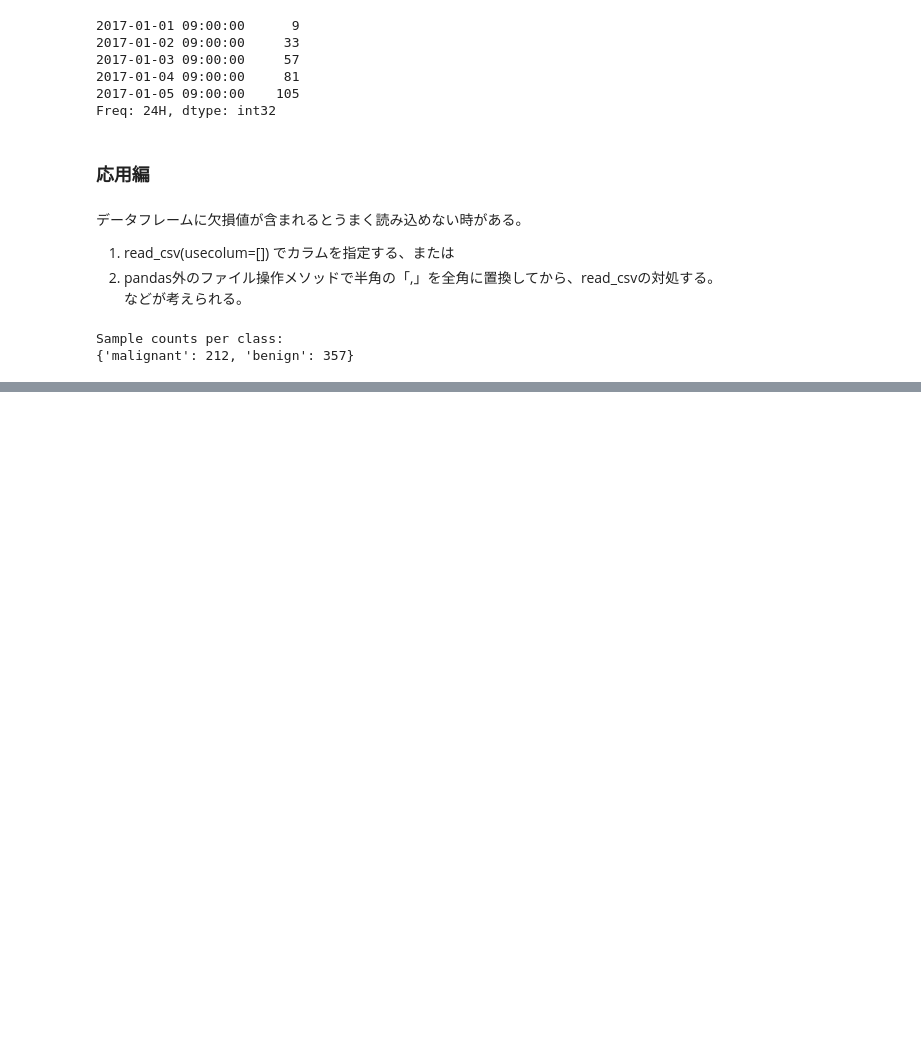
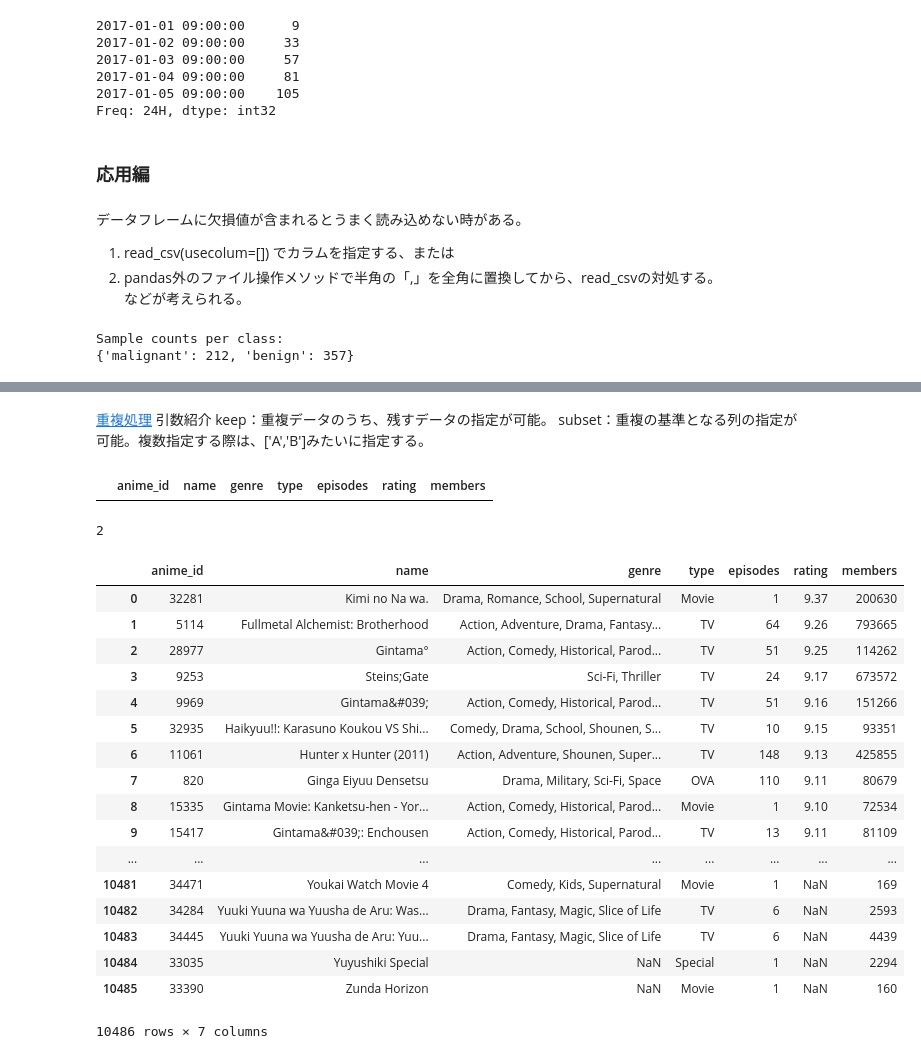
Before and after one commit to ikki02/Python, a Jupyter notebook: DataScience/Pandas.ipynb, the cells around one changed output, grey strips where cells are left out. Drawn from its saved outputs; the diff is of its cells as text; code cells hidden in the pictures; blank space fills up the shorter version.

Commit message:
pandasに重複処理、sstr.replace()追加

```diff
--- a/DataScience/Pandas.ipynb
+++ b/DataScience/Pandas.ipynb
@@ -1075,0 +1089,42 @@ df.loc[(df['members'] >= 600000) & (df['rating'] >= 8.5), ['name', 'rating']]
+# %% [markdown]
+[重複処理](https://note.nkmk.me/python-pandas-duplicated-drop-duplicates/)
+引数紹介
+keep：重複データのうち、残すデータの指定が可能。
+subset：重複の基準となる列の指定が可能。複数指定する際は、['A','B']みたいに指定する。
+# %%
+# 重複データの表示
+df[df.duplicated()]  # 今回は全列重複のデータはなかったため、非表示。
+
+# 列単位で見ることも可能。
+#df[df['name'].duplicated()]
+# %% [output]
+|  | anime_id | name | genre | type | episodes | rating | members |
+# %%
+# 重複したデータの数を表示できる。
+# 末尾の[True]はなくても良い。その際はFalseの数も同時に出してくれる。
+df['name'].duplicated().value_counts()[True]
+# %% [output]
+2
+# %%
+# 重複データの削除
+# inplaceオプションをうまく使うべし。
+df.drop_duplicates()
+# %% [output]
+|  | anime_id | name | genre | type | episodes | rating | members |
+| 0 | 32281 | Kimi no Na wa. | Drama, Romance, School, Supernatural | Movie | 1 | 9.37 | 200630 |
+| 1 | 5114 | Fullmetal Alchemist: Brotherhood | Action, Adventure, Drama, Fantasy... | TV | 64 | 9.26 | 793665 |
+| 2 | 28977 | Gintama° | Action, Comedy, Historical, Parod... | TV | 51 | 9.25 | 114262 |
+| 3 | 9253 | Steins;Gate | Sci-Fi, Thriller | TV | 24 | 9.17 | 673572 |
+| 4 | 9969 | Gintama&#039; | Action, Comedy, Historical, Parod... | TV | 51 | 9.16 | 151266 |
+| 5 | 32935 | Haikyuu!!: Karasuno Koukou VS Shi... | Comedy, Drama, School, Shounen, S... | TV | 10 | 9.15 | 93351 |
+| 6 | 11061 | Hunter x Hunter (2011) | Action, Adventure, Shounen, Super... | TV | 148 | 9.13 | 425855 |
+| 7 | 820 | Ginga Eiyuu Densetsu | Drama, Military, Sci-Fi, Space | OVA | 110 | 9.11 | 80679 |
+| 8 | 15335 | Gintama Movie: Kanketsu-hen - Yor... | Action, Comedy, Historical, Parod... | Movie | 1 | 9.10 | 72534 |
+| 9 | 15417 | Gintama&#039;: Enchousen | Action, Comedy, Historical, Parod... | TV | 13 | 9.11 | 81109 |
+| ... | ... | ... | ... | ... | ... | ... | ... |
+| 10481 | 34471 | Youkai Watch Movie 4 | Comedy, Kids, Supernatural | Movie | 1 | NaN | 169 |
+| 10482 | 34284 | Yuuki Yuuna wa Yuusha de Aru: Was... | Drama, Fantasy, Magic, Slice of Life | TV | 6 | NaN | 2593 |
+| 10483 | 34445 | Yuuki Yuuna wa Yuusha de Aru: Yuu... | Drama, Fantasy, Magic, Slice of Life | TV | 6 | NaN | 4439 |
+| 10484 | 33035 | Yuyushiki Special | NaN | Special | 1 | NaN | 2294 |
+| 10485 | 33390 | Zunda Horizon | NaN | Movie | 1 | NaN | 160 |
+10486 rows × 7 columns
```
Also changed, not shown: parts of 3 cells of this notebook.
